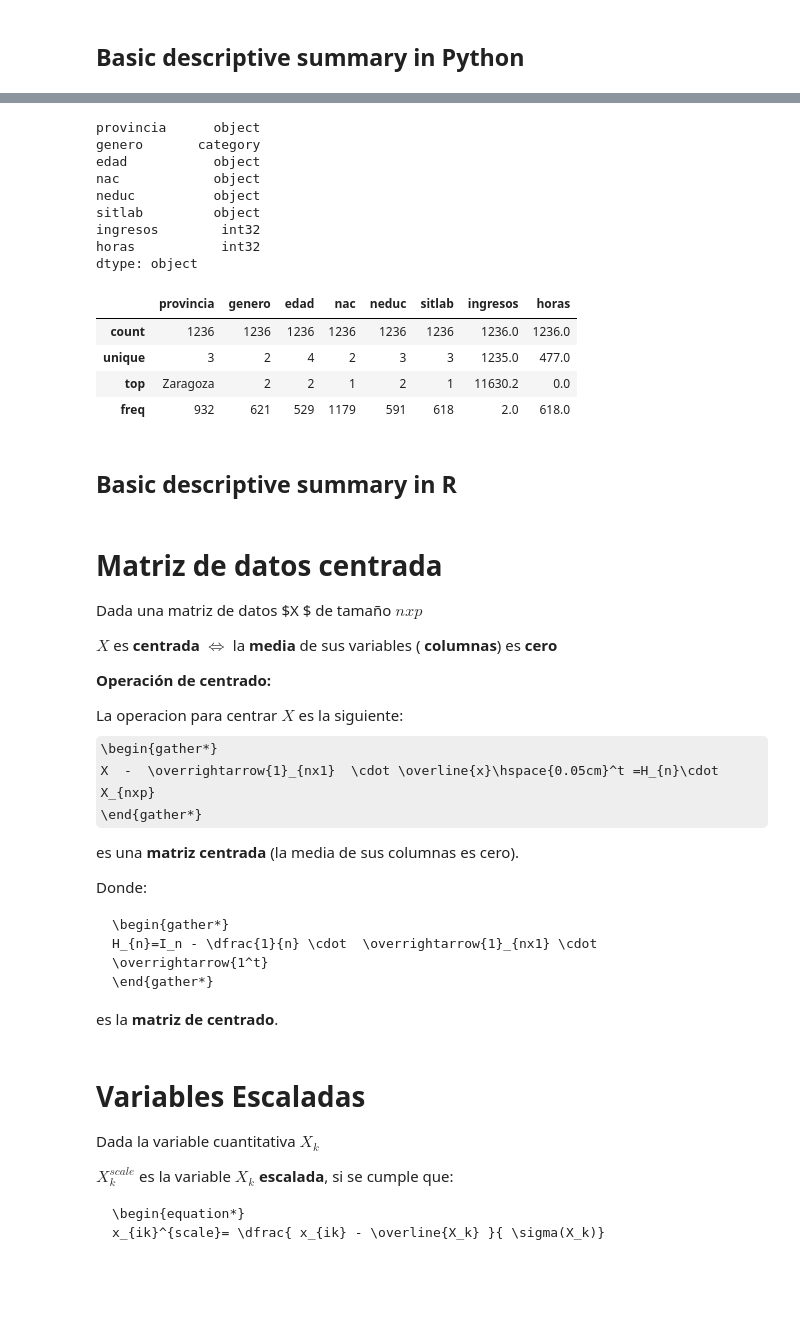
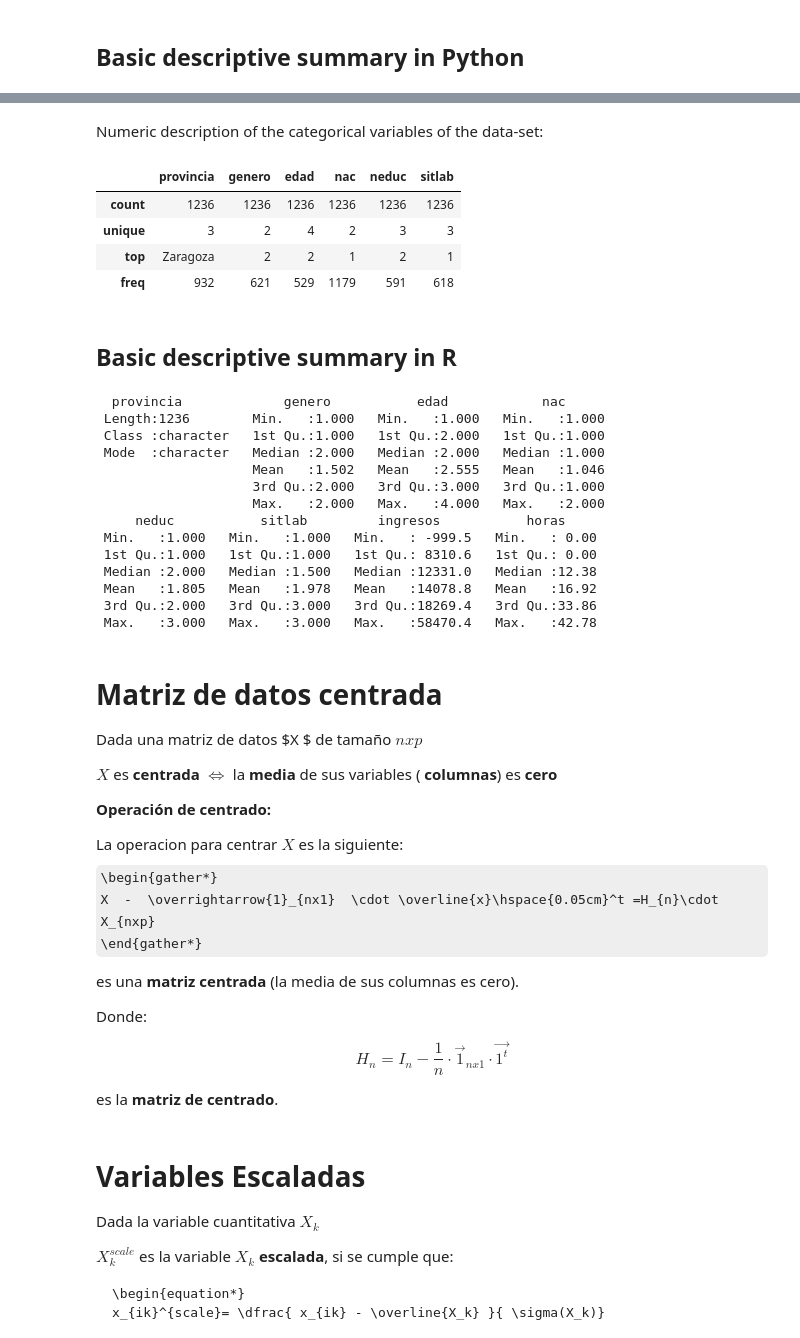
Before and after one commit to FabioScielzoOrtiz/Estadistica4all-blog, a Jupyter notebook: Descriptive Statisitcs in Python and R/Descriptive Statistics with Python and R.ipynb, the cells around one changed output, grey strips where cells are left out. Cells and saved outputs as stored; diff of their text form; code cells hidden in the pictures; some formulas as TeX source; blank space fills up the shorter version.

````diff
--- a/Descriptive Statisitcs in Python and R/Descriptive Statistics with Python and R.ipynb
+++ b/Descriptive Statisitcs in Python and R/Descriptive Statistics with Python and R.ipynb
@@ -118,0 +139,11 @@ data_Python
+# %%
+
+data_Python['ingresos'] = data_Python['ingresos'].astype(int)
+data_Python['horas'] = data_Python['horas'].astype(int)
+
+data_Python['genero'] = data_Python['genero'].astype('category')
+data_Python['edad'] = data_Python['edad'].astype('category')
+data_Python['nac'] = data_Python['nac'].astype('category')
+data_Python['neduc'] = data_Python['neduc'].astype('category')
+data_Python['sitlab'] = data_Python['sitlab'].astype('category')
+data_Python['provincia'] = data_Python['provincia'].astype('category')
@@ -731,12 +797,0 @@ dtype: object
-# %%
-data_Python.dtypes
-
-data_Python['ingresos'] = data_Python['ingresos'].astype(int)
-data_Python['horas'] = data_Python['ingresos'].astype(int)
-# %%
-data_Python['genero'] = data_Python['genero'].astype('category')
-data_Python['edad'] = data_Python['genero'].astype('category')
-data_Python['nac'] = data_Python['genero'].astype('category')
-data_Python['neduc'] = data_Python['genero'].astype('category')
-data_Python['sitlab'] = data_Python['genero'].astype('category')
-data_Python['provincia'] = data_Python['genero'].astype('category')
@@ -759,25 +798,34 @@ data_Python
-# %%
-data_Python.dtypes
-# %% [output]
-provincia      object
-genero       category
-edad           object
-nac            object
-neduc          object
-sitlab         object
-ingresos        int32
-horas           int32
-dtype: object
+# %% [markdown]
+Numeric description of the categorical variables of the data-set:
 # %%
-( data_Python ).describe()
+( data_Python >> select( ~X.ingresos , ~X.horas ) ).describe()
 # %% [output]
-|  | provincia | genero | edad | nac | neduc | sitlab | ingresos | horas |
-| count | 1236 | 1236 | 1236 | 1236 | 1236 | 1236 | 1236.0 | 1236.0 |
-| unique | 3 | 2 | 4 | 2 | 3 | 3 | 1235.0 | 477.0 |
-| top | Zaragoza | 2 | 2 | 1 | 2 | 1 | 11630.2 | 0.0 |
-| freq | 932 | 621 | 529 | 1179 | 591 | 618 | 2.0 | 618.0 |
+|  | provincia | genero | edad | nac | neduc | sitlab |
+| count | 1236 | 1236 | 1236 | 1236 | 1236 | 1236 |
+| unique | 3 | 2 | 4 | 2 | 3 | 3 |
+| top | Zaragoza | 2 | 2 | 1 | 2 | 1 |
+| freq | 932 | 621 | 529 | 1179 | 591 | 618 |
 # %% [markdown]
 ## Basic descriptive summary in R
+# %%
+%%R
+
+summary(data_R)
+# %% [output]
+  provincia             genero           edad            nac
+ Length:1236        Min.   :1.000   Min.   :1.000   Min.   :1.000
+ Class :character   1st Qu.:1.000   1st Qu.:2.000   1st Qu.:1.000
+ Mode  :character   Median :2.000   Median :2.000   Median :1.000
+                    Mean   :1.502   Mean   :2.555   Mean   :1.046
+                    3rd Qu.:2.000   3rd Qu.:3.000   3rd Qu.:1.000
+                    Max.   :2.000   Max.   :4.000   Max.   :2.000
+     neduc           sitlab         ingresos           horas
+ Min.   :1.000   Min.   :1.000   Min.   : -999.5   Min.   : 0.00
+ 1st Qu.:1.000   1st Qu.:1.000   1st Qu.: 8310.6   1st Qu.: 0.00
+ Median :2.000   Median :1.500   Median :12331.0   Median :12.38
+ Mean   :1.805   Mean   :1.978   Mean   :14078.8   Mean   :16.92
+ 3rd Qu.:2.000   3rd Qu.:3.000   3rd Qu.:18269.4   3rd Qu.:33.86
+ Max.   :3.000   Max.   :3.000   Max.   :58470.4   Max.   :42.78
 # %% [markdown]
 
 
@@ -802,11 +850,10 @@ es una **matriz centrada** (la media de sus columnas es cero).
 
 Donde:
 
-```{=tex}
-\begin{gather*}
+$$
 H_{n}=I_n - \dfrac{1}{n} \cdot  \overrightarrow{1}_{nx1} \cdot \overrightarrow{1^t}
-\end{gather*}
-```
+$$
+
 es la **matriz de centrado**.
 # %% [markdown]
 
````
Also changed, not shown: parts of 22 cells of this notebook.
